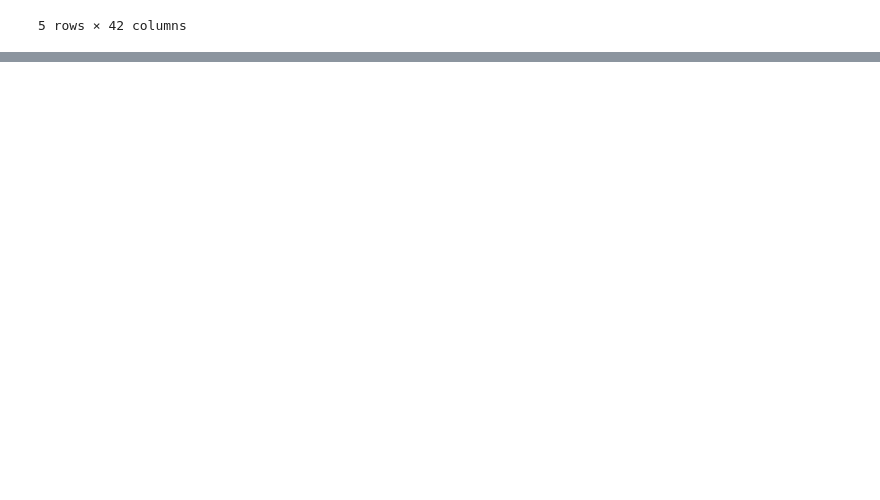
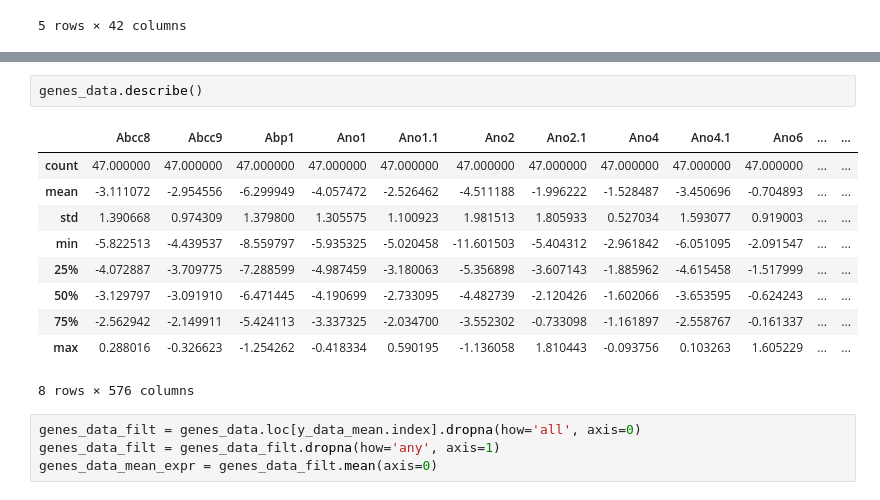
Before and after one commit to stripathy/neuroelectro_python_analysis, a Jupyter notebook: neuroelectro data analysis.ipynb, the cells around one changed output, grey strips where cells are left out. Saved outputs shown, nothing was run; the diff lists cells and outputs as text; blank space fills up the shorter version.

```diff
--- a/neuroelectro data analysis.ipynb
+++ b/neuroelectro data analysis.ipynb
@@ -70,0 +274,17 @@ x_data_col_headers = x_data.columns.values.tolist()
+# %%
+genes_data.describe()
+# %% [output]
+|  | Abcc8 | Abcc9 | Abp1 | Ano1 | Ano1.1 | Ano2 | Ano2.1 | Ano4 | Ano4.1 | Ano6 | ... | ... |
+| count | 47.000000 | 47.000000 | 47.000000 | 47.000000 | 47.000000 | 47.000000 | 47.000000 | 47.000000 | 47.000000 | 47.000000 | ... | ... |
+| mean | -3.111072 | -2.954556 | -6.299949 | -4.057472 | -2.526462 | -4.511188 | -1.996222 | -1.528487 | -3.450696 | -0.704893 | ... | ... |
+| std | 1.390668 | 0.974309 | 1.379800 | 1.305575 | 1.100923 | 1.981513 | 1.805933 | 0.527034 | 1.593077 | 0.919003 | ... | ... |
+| min | -5.822513 | -4.439537 | -8.559797 | -5.935325 | -5.020458 | -11.601503 | -5.404312 | -2.961842 | -6.051095 | -2.091547 | ... | ... |
+| 25% | -4.072887 | -3.709775 | -7.288599 | -4.987459 | -3.180063 | -5.356898 | -3.607143 | -1.885962 | -4.615458 | -1.517999 | ... | ... |
+| 50% | -3.129797 | -3.091910 | -6.471445 | -4.190699 | -2.733095 | -4.482739 | -2.120426 | -1.602066 | -3.653595 | -0.624243 | ... | ... |
+| 75% | -2.562942 | -2.149911 | -5.424113 | -3.337325 | -2.034700 | -3.552302 | -0.733098 | -1.161897 | -2.558767 | -0.161337 | ... | ... |
+| max | 0.288016 | -0.326623 | -1.254262 | -0.418334 | 0.590195 | -1.136058 | 1.810443 | -0.093756 | 0.103263 | 1.605229 | ... | ... |
+8 rows × 576 columns
+# %%
+genes_data_filt = genes_data.loc[y_data_mean.index].dropna(how='all', axis=0)
+genes_data_filt = genes_data_filt.dropna(how='any', axis=1)
+genes_data_mean_expr = genes_data_filt.mean(axis=0)
```
Also changed, not shown: parts of 25 cells of this notebook.
